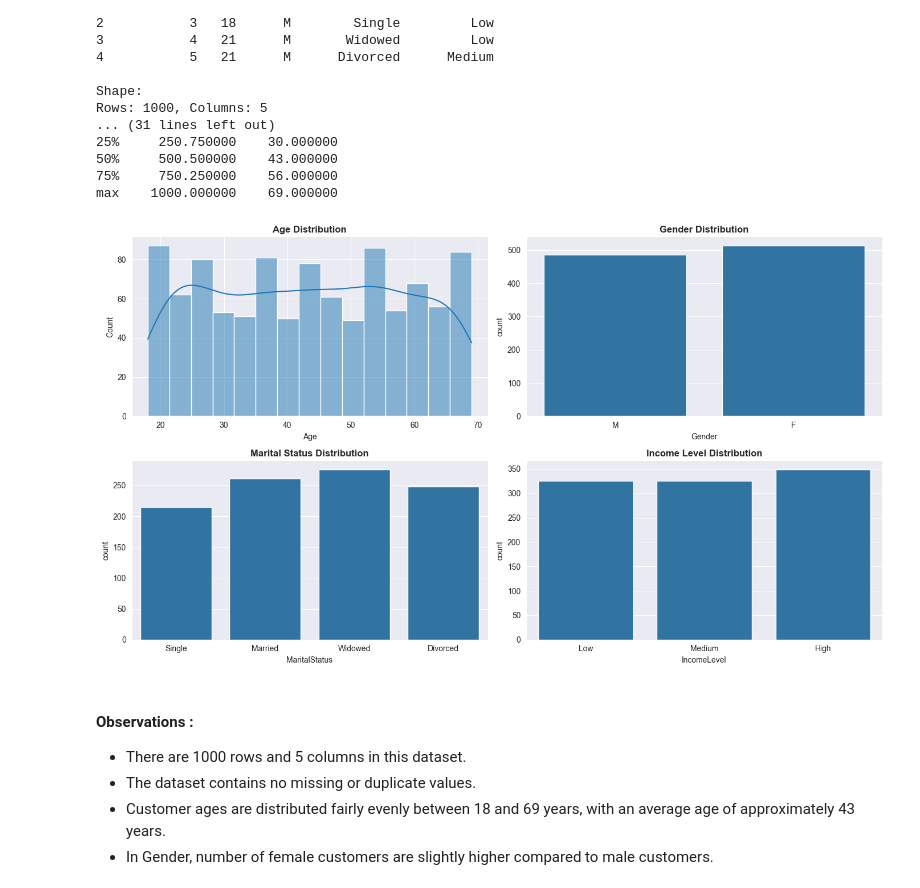
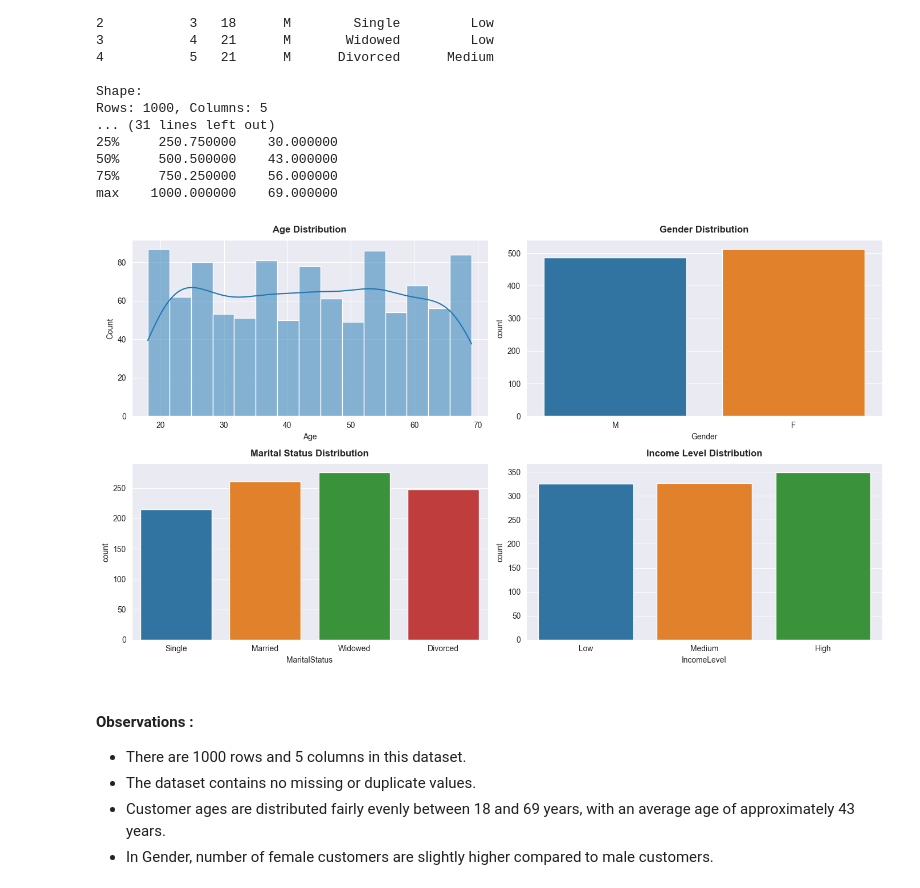
Before and after one commit to ashishpra28/Lloyds-Banking-Group-Job-Simulation, a Jupyter notebook: notebooks/Task1-EDA.ipynb, the cells around one changed output. Saved outputs shown, nothing was run; the diff lists cells and outputs as text; code cells hidden in the pictures.

```diff
--- a/notebooks/Task1-EDA.ipynb
+++ b/notebooks/Task1-EDA.ipynb
@@ -98,36 +97,45 @@ Rows: 1000, Columns: 5
 75%     750.250000    56.000000
 max    1000.000000    69.000000
 # %%
+# Define figure size
 plt.figure(figsize=(14,8))
 
 # Age Distribution
 plt.subplot(2,2,1)
 sns.histplot(data=customer_demographics, x='Age',bins=15, kde=True)
-plt.title('Age Distribution', fontweight='bold')
+plt.title('Age Distribution', fontweight='bold',pad=10)
 sns.despine()
 
 # Gender Distribution
 plt.subplot(2,2,2)
-sns.countplot(data=customer_demographics, x='Gender')
-plt.title('Gender Distribution', fontweight='bold')
+sns.countplot(data=customer_demographics, x='Gender',palette='tab10')
+plt.title('Gender Distribution', fontweight='bold',pad=10)
 sns.despine()
 
 # Marital Status Distribution
 plt.subplot(2,2,3)
-sns.countplot(data=customer_demographics, x='MaritalStatus')
-plt.title('Marital Status Distribution', fontweight='bold')
+sns.countplot(data=customer_demographics, x='MaritalStatus',palette='tab10')
+plt.title('Marital Status Distribution', fontweight='bold',pad=10)
 sns.despine()
 
 # Income Level Distribution
 plt.subplot(2,2,4)
-sns.countplot(data=customer_demographics, x='IncomeLevel')
-plt.title('Income Level Distribution', fontweight='bold')
+sns.countplot(data=customer_demographics, x='IncomeLevel',palette='tab10')
+plt.title('Income Level Distribution', fontweight='bold',pad=10)
 sns.despine()
 
 plt.tight_layout()
+
+# Save figure
+plt.savefig(
+    '../plots/Customer_Demographics_overview.png',
+    dpi=300,
+    bbox_inches='tight'
+)
+
 plt.show()
 # %% [output]
-[figure, old version]
+[figure, new version]
 # %% [markdown]
 #### Observations :
 - There are 1000 rows and 5 columns in this dataset.
```
Also changed, not shown: parts of 10 cells of this notebook, 3 other files.
